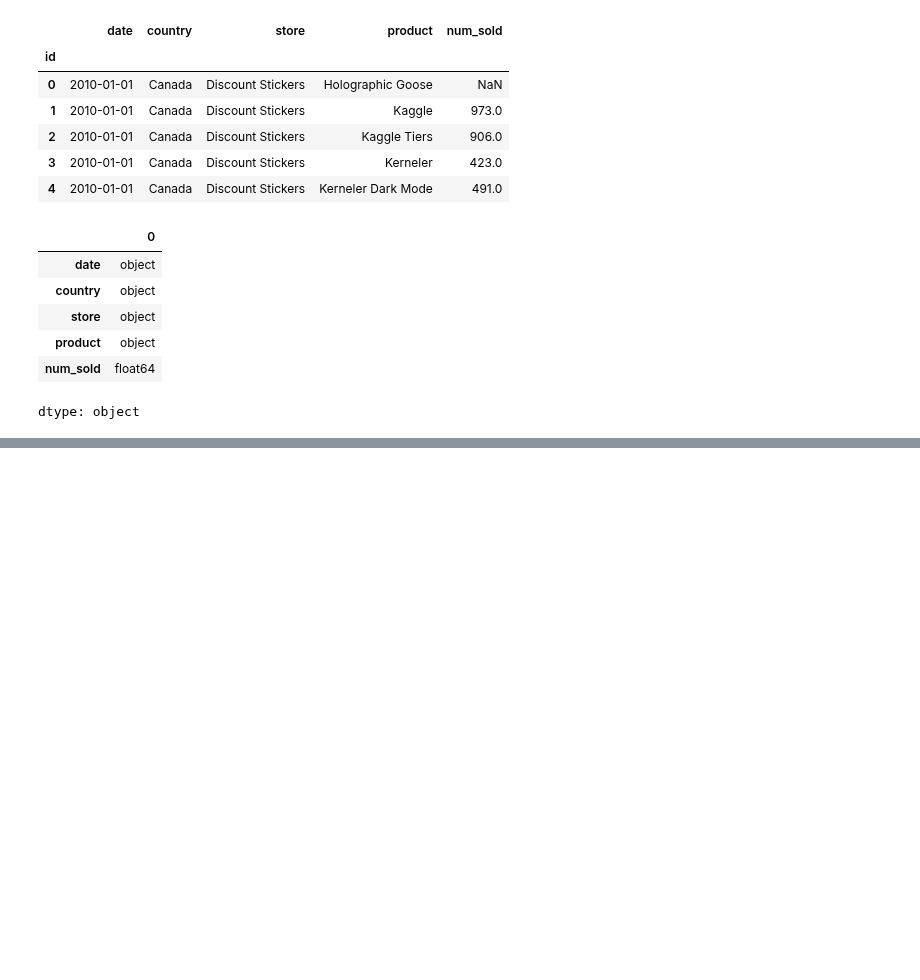
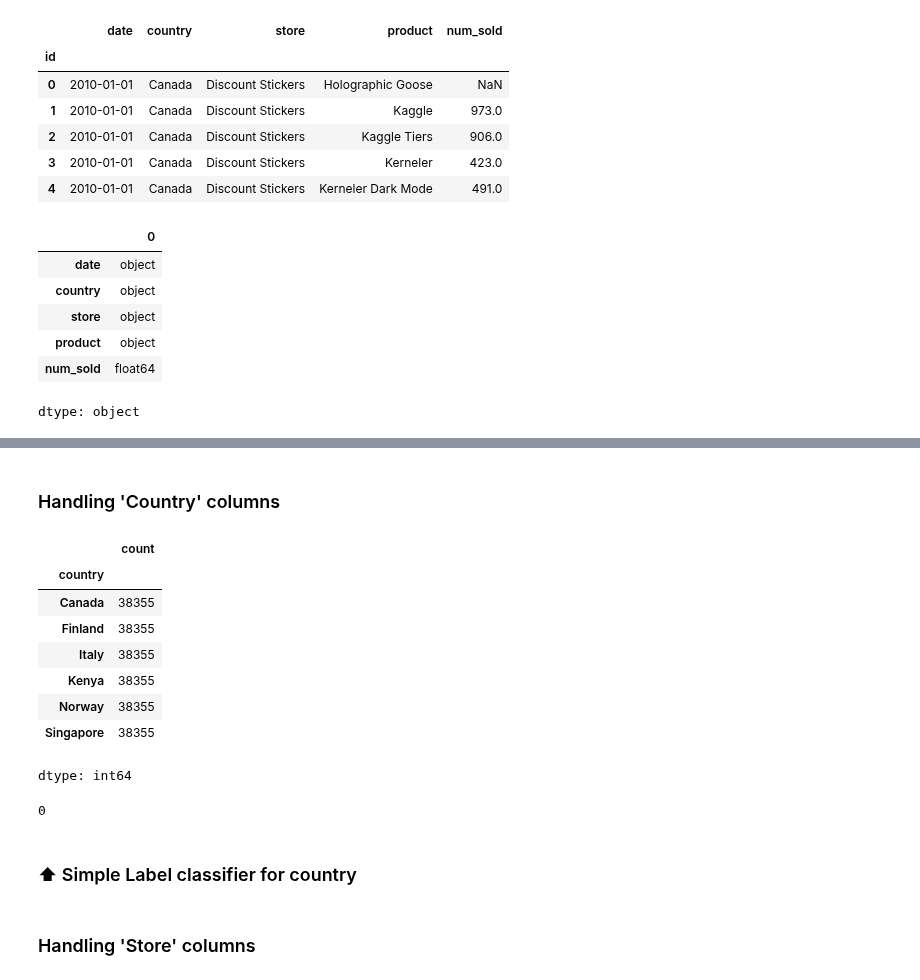
Before and after one commit to subramanya4shenoy/MachineLearningNbs, a Jupyter notebook: playground_series_s5e1.ipynb, the cells around one changed output, grey strips where cells are left out. Drawn from its saved outputs; the diff is of its cells as text; code cells hidden in the pictures; blank space fills up the shorter version.

```diff
--- a/playground_series_s5e1.ipynb
+++ b/playground_series_s5e1.ipynb
@@ -78,0 +96,24 @@ dtype: object
+# %% [markdown]
+### Handling 'Country' columns
+# %%
+data_copy = data.copy()
+# %%
+data_copy['country'].value_counts()
+# %% [output]
+|  | count |
+| country |  |
+| Canada | 38355 |
+| Finland | 38355 |
+| Italy | 38355 |
+| Kenya | 38355 |
+| Norway | 38355 |
+| Singapore | 38355 |
+dtype: int64
+# %%
+data_copy['country'].isna().sum()
+# %% [output]
+0
+# %% [markdown]
+### ⬆ Simple Label classifier for country
+# %% [markdown]
+### Handling 'Store' columns
```
Also changed, not shown: parts of 49 cells of this notebook.
